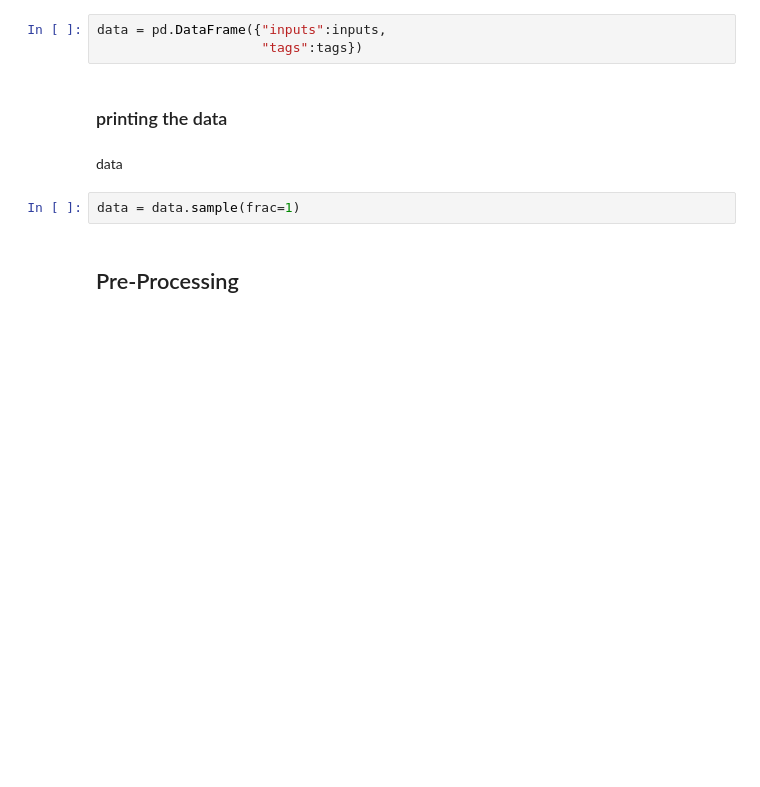
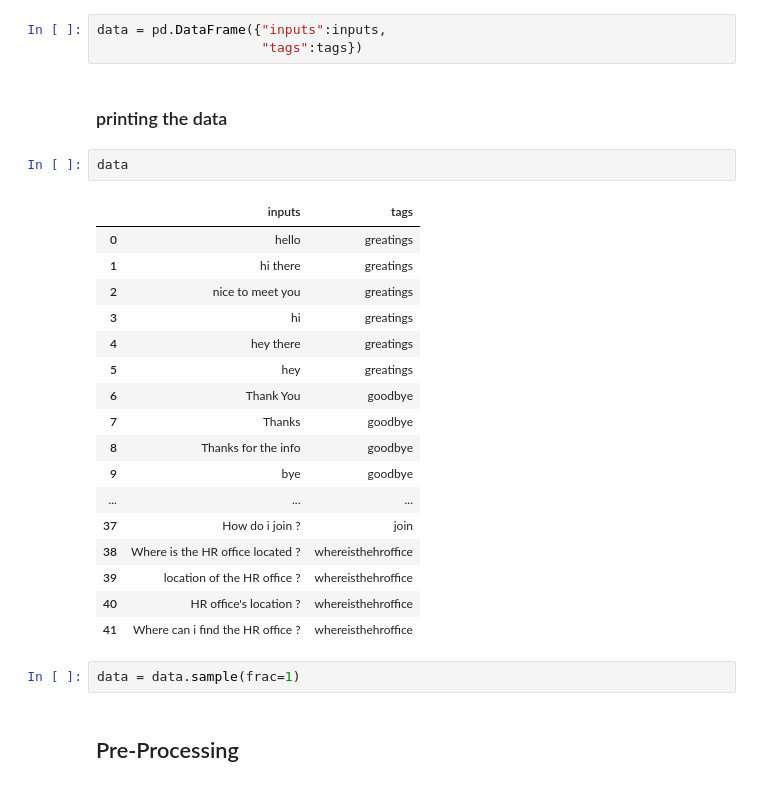
Before and after one commit to chamitheranda/Bchat-ChatBot, a Jupyter notebook: ChatBot.ipynb, the cells around one changed output. Saved outputs shown, nothing was run; the diff lists cells and outputs as text; blank space fills up the shorter version.

```diff
--- a/ChatBot.ipynb
+++ b/ChatBot.ipynb
@@ -127,8 +127,26 @@ data = pd.DataFrame({"inputs":inputs,
                      "tags":tags})
 # %% [markdown]
 ### printing the data
-# %% [markdown]
-data
+# %%
+data
+# %% [output]
+|  | inputs | tags |
+| 0 | hello | greatings |
+| 1 | hi there | greatings |
+| 2 | nice to meet you | greatings |
+| 3 | hi | greatings |
+| 4 | hey there | greatings |
+| 5 | hey | greatings |
+| 6 | Thank You | goodbye |
+| 7 | Thanks | goodbye |
+| 8 | Thanks for the info | goodbye |
+| 9 | bye | goodbye |
+| ... | ... | ... |
+| 37 | How do i join ? | join |
+| 38 | Where is the HR office located ? | whereisthehroffice |
+| 39 | location of the HR office ? | whereisthehroffice |
+| 40 | HR office's location ? | whereisthehroffice |
+| 41 | Where can i find the HR office ? | whereisthehroffice |
 # %%
 data = data.sample(frac=1)
 # %% [markdown]
```
Also changed, not shown: parts of 6 cells of this notebook.
